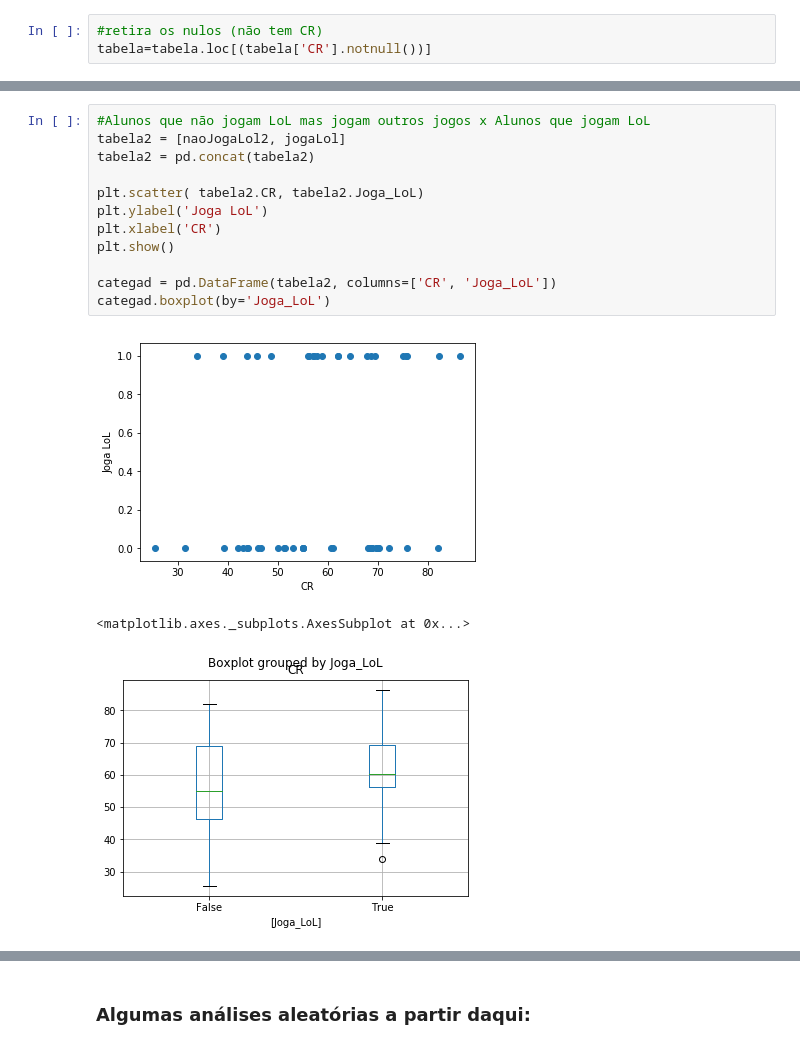
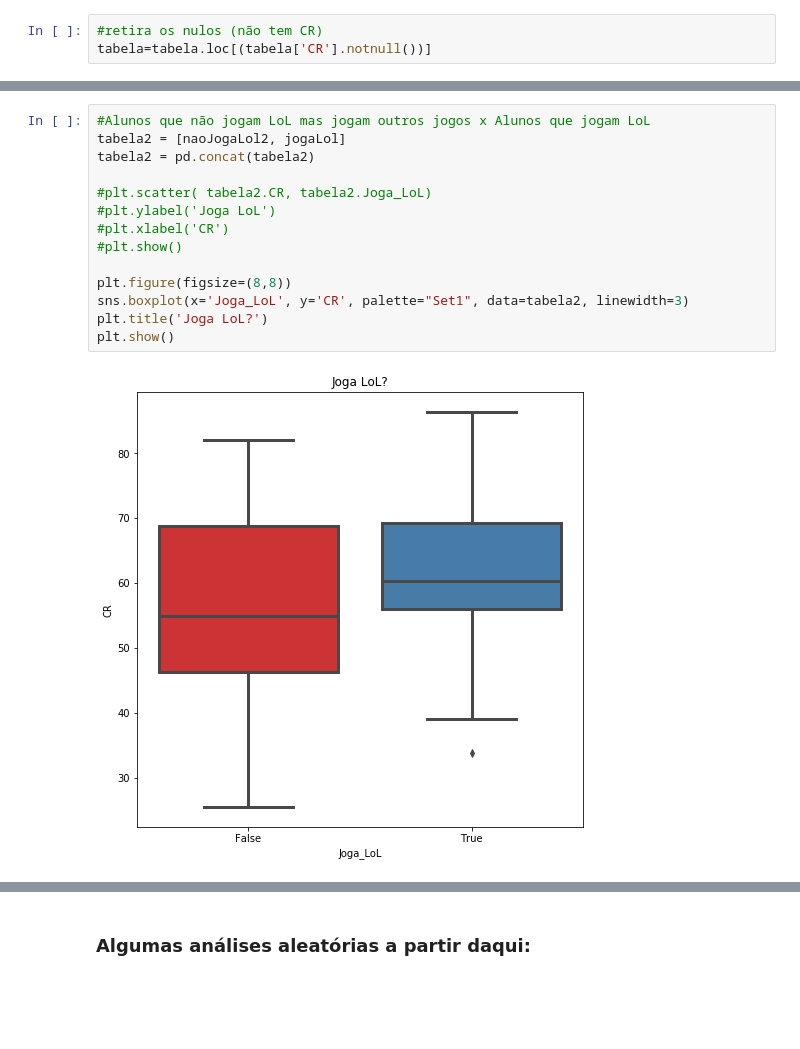
Before and after one commit to mgiovani/TopicosIC, a Jupyter notebook: Em Grupo/Trabalho Intermediário/ExplorandoDados/AnaliseDados.ipynb, the cells around one changed output, grey strips where cells are left out. Drawn from its saved outputs; the diff is of its cells as text; blank space fills up the shorter version.

```diff
--- a/Em Grupo/Trabalho Intermediário/ExplorandoDados/AnaliseDados.ipynb
+++ b/Em Grupo/Trabalho Intermediário/ExplorandoDados/AnaliseDados.ipynb
@@ -118,19 +121,19 @@ jogaLol[['Nivel', 'Num_Partidas', 'Horas_Jogadas', 'Campeao_Preferido', 'Maestri
 # %%
 #Alunos que não jogam LoL mas jogam outros jogos x Alunos que jogam LoL
 tabela2 = [naoJogaLol2, jogaLol]
 tabela2 = pd.concat(tabela2)
 
-plt.scatter( tabela2.CR, tabela2.Joga_LoL)
-plt.ylabel('Joga LoL')
-plt.xlabel('CR')
+#plt.scatter( tabela2.CR, tabela2.Joga_LoL)
+#plt.ylabel('Joga LoL')
+#plt.xlabel('CR')
+#plt.show()
+
+plt.figure(figsize=(8,8))
+sns.boxplot(x='Joga_LoL', y='CR', palette="Set1", data=tabela2, linewidth=3)
+plt.title('Joga LoL?')
 plt.show()
-
-categad = pd.DataFrame(tabela2, columns=['CR', 'Joga_LoL'])
-categad.boxplot(by='Joga_LoL')
 # %% [output]
-[figure, old version]
+[figure, new version]
-<matplotlib.axes._subplots.AxesSubplot at 0x...>
-[figure, removed]
 # %%
 #teste das suposições
 
```
Also changed, not shown: parts of 25 cells of this notebook.
